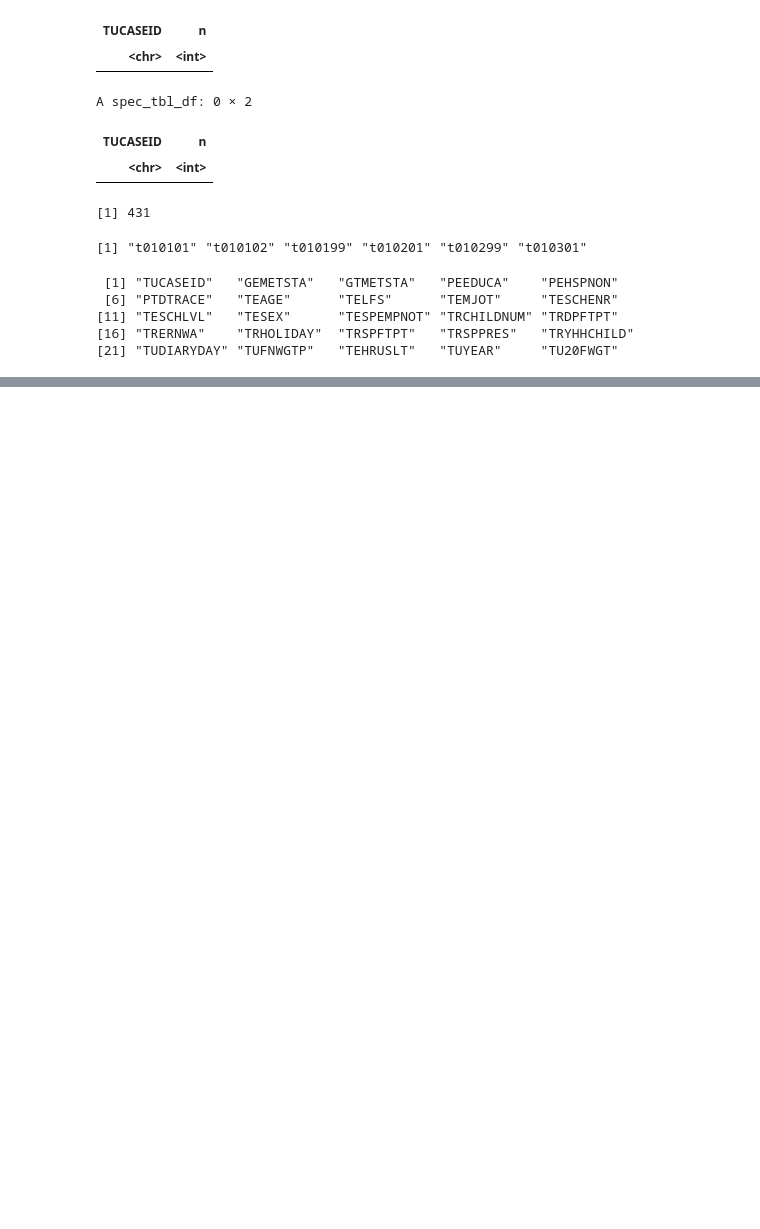
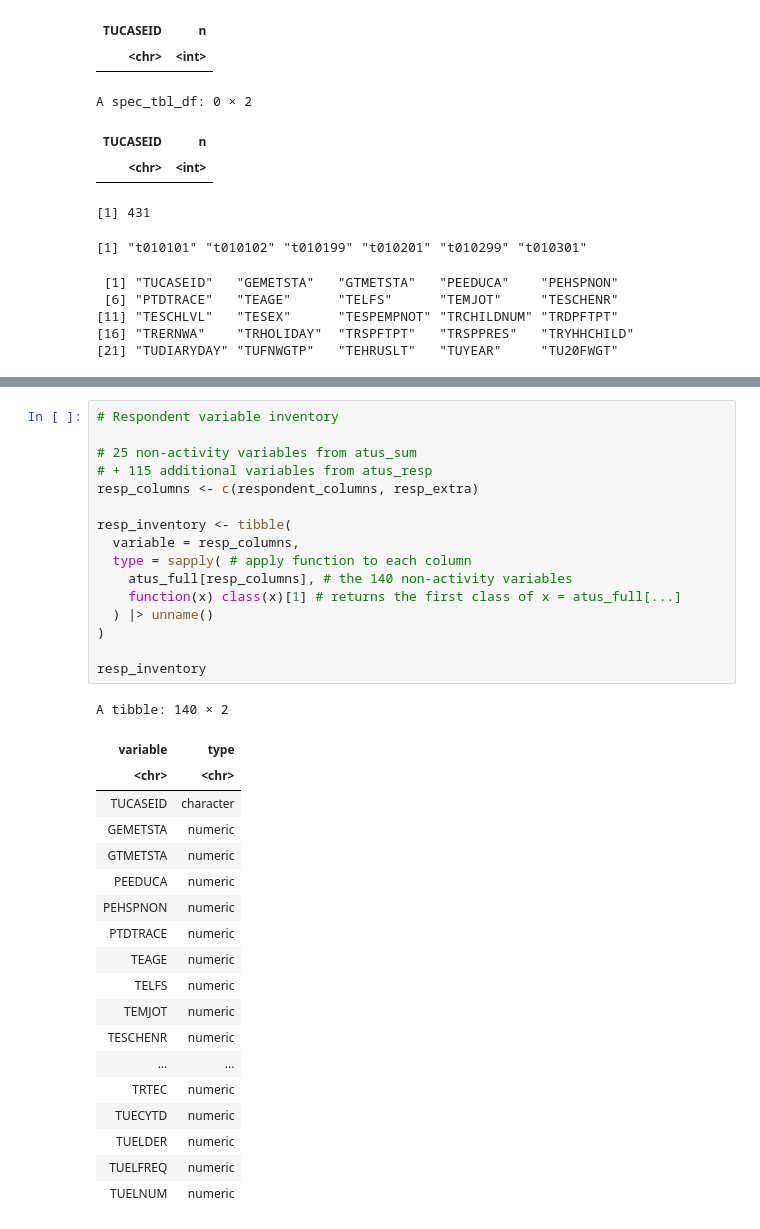
Before and after one commit to MaxCTaylor/DataViz-Visual-Narative, a Jupyter notebook: Analysis/explore_atus.ipynb, the cells around one changed output, grey strips where cells are left out. Drawn from its saved outputs; the diff is of its cells as text; blank space fills up the shorter version.

```diff
--- a/Analysis/explore_atus.ipynb
+++ b/Analysis/explore_atus.ipynb
@@ -232,0 +408,36 @@ A spec_tbl_df: 7 × 2
+# %%
+# Respondent variable inventory
+
+# 25 non-activity variables from atus_sum
+# + 115 additional variables from atus_resp
+resp_columns <- c(respondent_columns, resp_extra)
+
+resp_inventory <- tibble(
+  variable = resp_columns,
+  type = sapply( # apply function to each column
+    atus_full[resp_columns], # the 140 non-activity variables
+    function(x) class(x)[1] # returns the first class of x = atus_full[...]
+  ) |> unname()
+)
+
+resp_inventory
+# %% [output]
+A tibble: 140 × 2
+| variable | type |
+| <chr> | <chr> |
+| TUCASEID | character |
+| GEMETSTA | numeric |
+| GTMETSTA | numeric |
+| PEEDUCA | numeric |
+| PEHSPNON | numeric |
+| PTDTRACE | numeric |
+| TEAGE | numeric |
+| TELFS | numeric |
+| TEMJOT | numeric |
+| TESCHENR | numeric |
+| ... | ... |
+| TRTEC | numeric |
+| TUECYTD | numeric |
+| TUELDER | numeric |
+| TUELFREQ | numeric |
+| TUELNUM | numeric |
```
Also changed, not shown: parts of 11 cells of this notebook, 7 other files.
